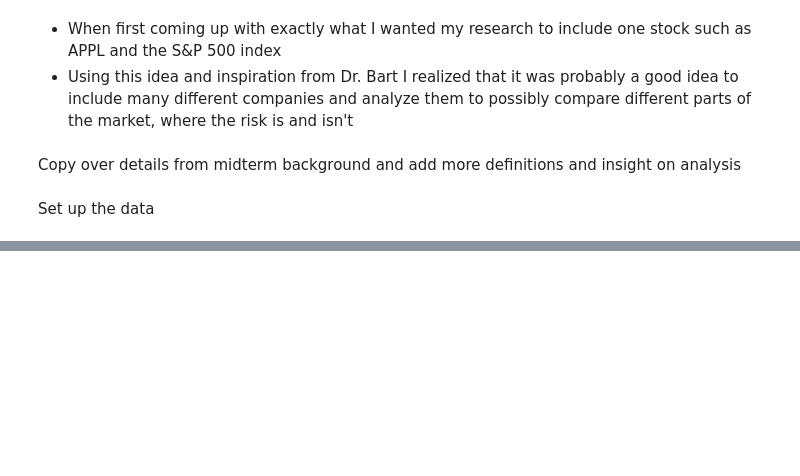
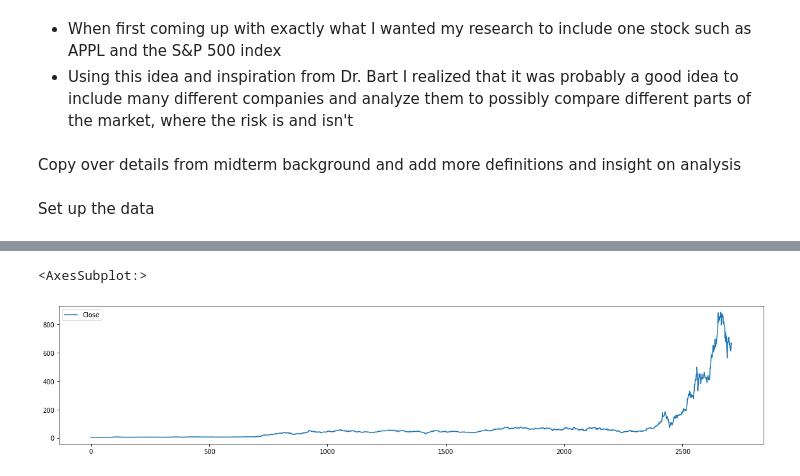
Before and after one commit to ithakker/367MidermIshaanThakker, a Jupyter notebook: messy-Stock Market Risk.ipynb, the cells around one changed output, grey strips where cells are left out. Drawn from its saved outputs; the diff is of its cells as text; code cells hidden in the pictures; blank space fills up the shorter version.

```diff
--- a/messy-Stock Market Risk.ipynb
+++ b/messy-Stock Market Risk.ipynb
@@ -33,0 +89,5 @@ GME.sort_values(by = ['Date'], inplace = True, ascending = False)
+# %%
+TSLA['Close'].plot(legend = True, figsize = (20,4))
+# %% [output]
+<AxesSubplot:>
+[figure, added]
```
Also changed, not shown: parts of 12 cells of this notebook, 1 other file.
